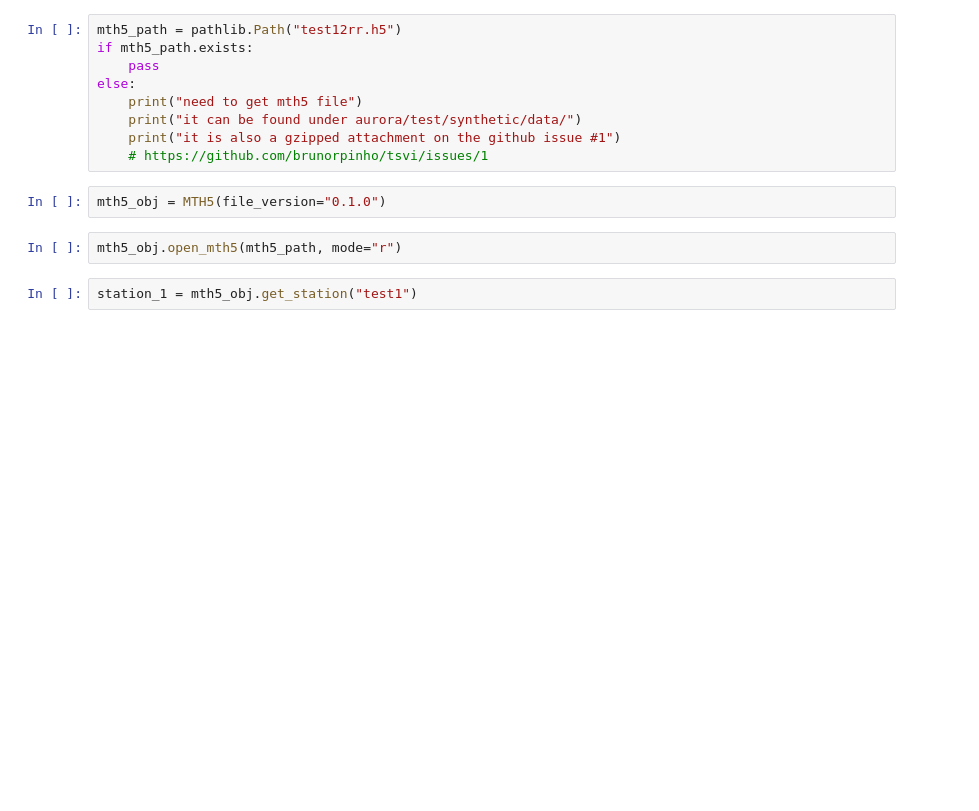
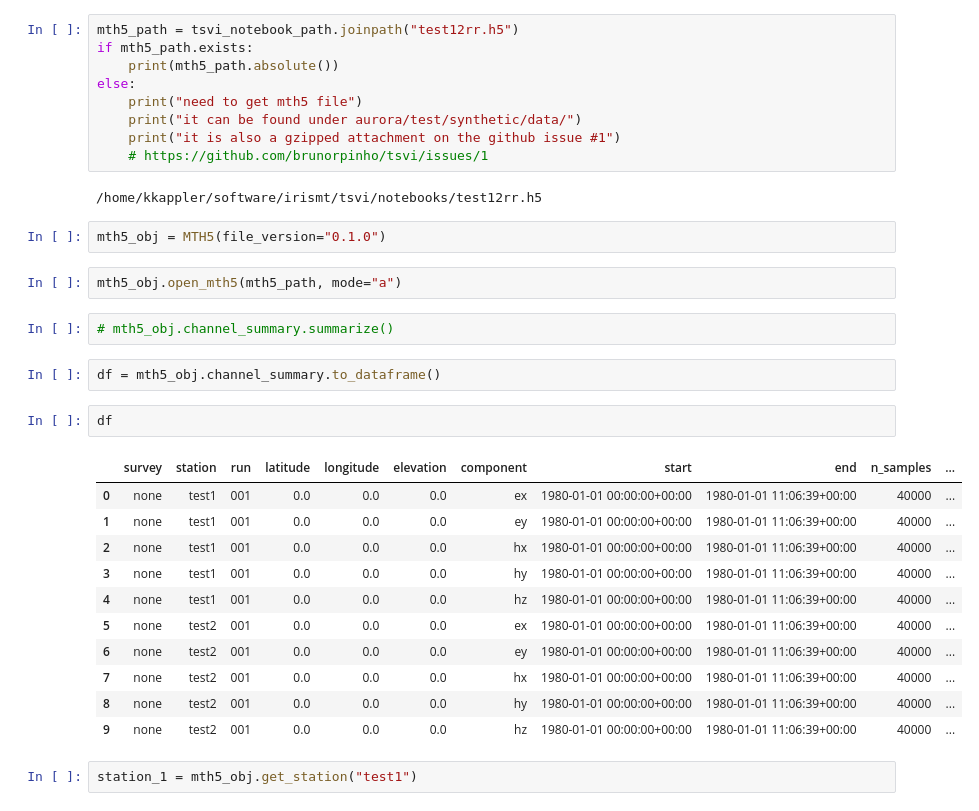
Before and after one commit to kujaku11/tsvi, a Jupyter notebook: notebooks/20_Reading_and_accessing_mth5.ipynb, the cells around one changed output. Drawn from its saved outputs; the diff is of its cells as text; blank space fills up the shorter version.

Commit message:
fix path bug

```diff
--- a/notebooks/20_Reading_and_accessing_mth5.ipynb
+++ b/notebooks/20_Reading_and_accessing_mth5.ipynb
@@ -9,16 +10,36 @@ from mth5.mth5 import MTH5
 # %%
-mth5_path = pathlib.Path("test12rr.h5")
+mth5_path = tsvi_notebook_path.joinpath("test12rr.h5")
 if mth5_path.exists:
-    pass
+    print(mth5_path.absolute())
 else:
     print("need to get mth5 file")
     print("it can be found under aurora/test/synthetic/data/")
     print("it is also a gzipped attachment on the github issue #1")
     # https://github.com/brunorpinho/tsvi/issues/1
+# %% [output]
+/home/kkappler/software/irismt/tsvi/notebooks/test12rr.h5
 # %%
 mth5_obj = MTH5(file_version="0.1.0")
 # %%
-mth5_obj.open_mth5(mth5_path, mode="r")
+mth5_obj.open_mth5(mth5_path, mode="a")
+# %%
+# mth5_obj.channel_summary.summarize()
+# %%
+df = mth5_obj.channel_summary.to_dataframe()
+# %%
+df
+# %% [output]
+|  | survey | station | run | latitude | longitude | elevation | component | start | end | n_samples | ... |
+| 0 | none | test1 | 001 | 0.0 | 0.0 | 0.0 | ex | 1980-01-01 00:00:00+00:00 | 1980-01-01 11:06:39+00:00 | 40000 | ... |
+| 1 | none | test1 | 001 | 0.0 | 0.0 | 0.0 | ey | 1980-01-01 00:00:00+00:00 | 1980-01-01 11:06:39+00:00 | 40000 | ... |
+| 2 | none | test1 | 001 | 0.0 | 0.0 | 0.0 | hx | 1980-01-01 00:00:00+00:00 | 1980-01-01 11:06:39+00:00 | 40000 | ... |
+| 3 | none | test1 | 001 | 0.0 | 0.0 | 0.0 | hy | 1980-01-01 00:00:00+00:00 | 1980-01-01 11:06:39+00:00 | 40000 | ... |
+| 4 | none | test1 | 001 | 0.0 | 0.0 | 0.0 | hz | 1980-01-01 00:00:00+00:00 | 1980-01-01 11:06:39+00:00 | 40000 | ... |
+| 5 | none | test2 | 001 | 0.0 | 0.0 | 0.0 | ex | 1980-01-01 00:00:00+00:00 | 1980-01-01 11:06:39+00:00 | 40000 | ... |
+| 6 | none | test2 | 001 | 0.0 | 0.0 | 0.0 | ey | 1980-01-01 00:00:00+00:00 | 1980-01-01 11:06:39+00:00 | 40000 | ... |
+| 7 | none | test2 | 001 | 0.0 | 0.0 | 0.0 | hx | 1980-01-01 00:00:00+00:00 | 1980-01-01 11:06:39+00:00 | 40000 | ... |
+| 8 | none | test2 | 001 | 0.0 | 0.0 | 0.0 | hy | 1980-01-01 00:00:00+00:00 | 1980-01-01 11:06:39+00:00 | 40000 | ... |
+| 9 | none | test2 | 001 | 0.0 | 0.0 | 0.0 | hz | 1980-01-01 00:00:00+00:00 | 1980-01-01 11:06:39+00:00 | 40000 | ... |
 # %%
 station_1 = mth5_obj.get_station("test1")
 # %%
```
Also changed, not shown: parts of 4 cells of this notebook.
